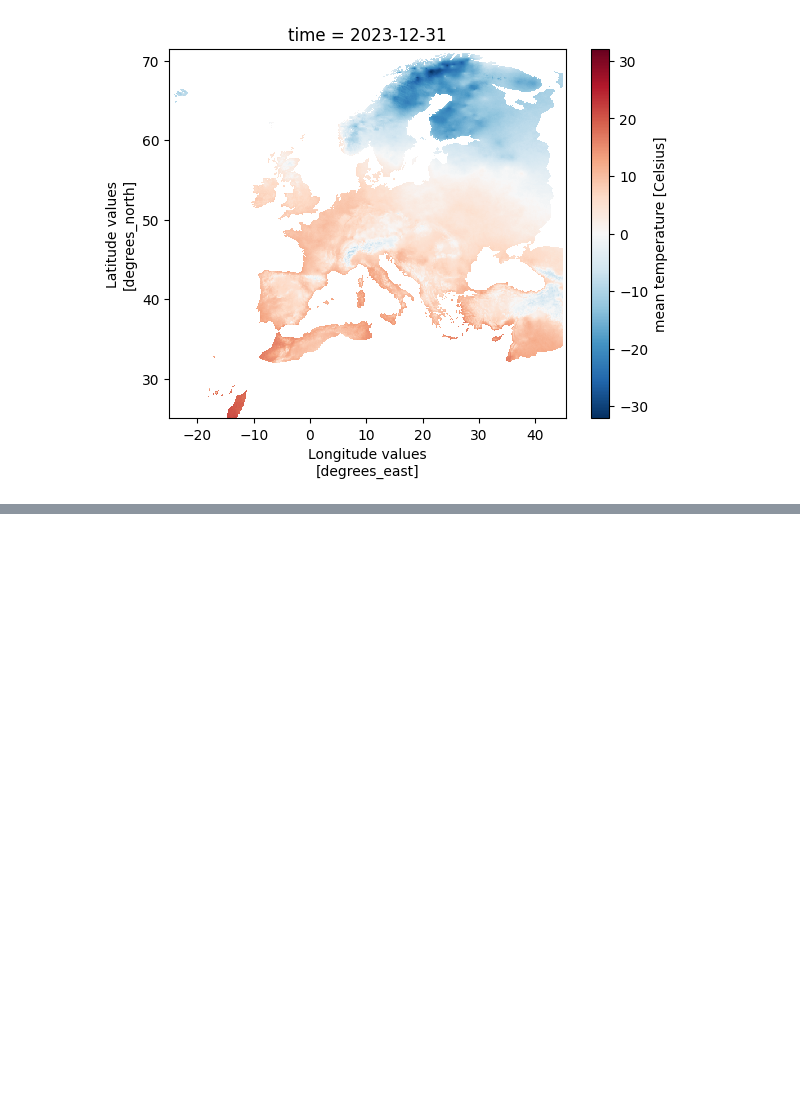
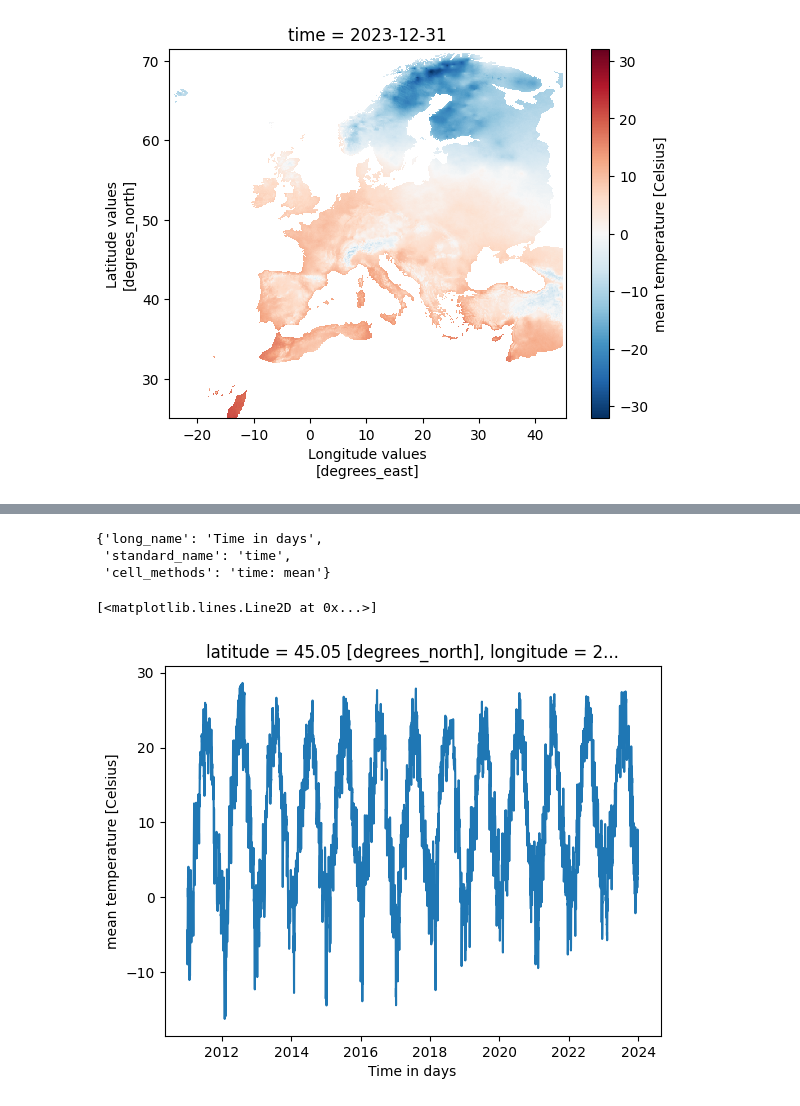
Before and after one commit to Saska1618/heatwaveTool, a Jupyter notebook: codes.ipynb, the cells around one changed output, grey strips where cells are left out. Saved outputs shown, nothing was run; the diff lists cells and outputs as text; code cells hidden in the pictures; blank space fills up the shorter version.

Commit message:
Added map, changing plot of europe and change over time plot to the shiny base

```diff
--- a/codes.ipynb
+++ b/codes.ipynb
@@ -23,0 +40,11 @@ FrozenMappingWarningOnValuesAccess({'latitude': 465, 'longitude': 705, 'time': 4
+# %%
+ds.xrds['time'].attrs
+# %% [output]
+{'long_name': 'Time in days',
+ 'standard_name': 'time',
+ 'cell_methods': 'time: mean'}
+# %%
+ds.xrds['tg'].sel(latitude=45, longitude=26, method='nearest').plot()
+# %% [output]
+[<matplotlib.lines.Line2D at 0x...>]
+[figure, added]
```
Also changed, not shown: parts of 2 cells of this notebook, 2 other files.
